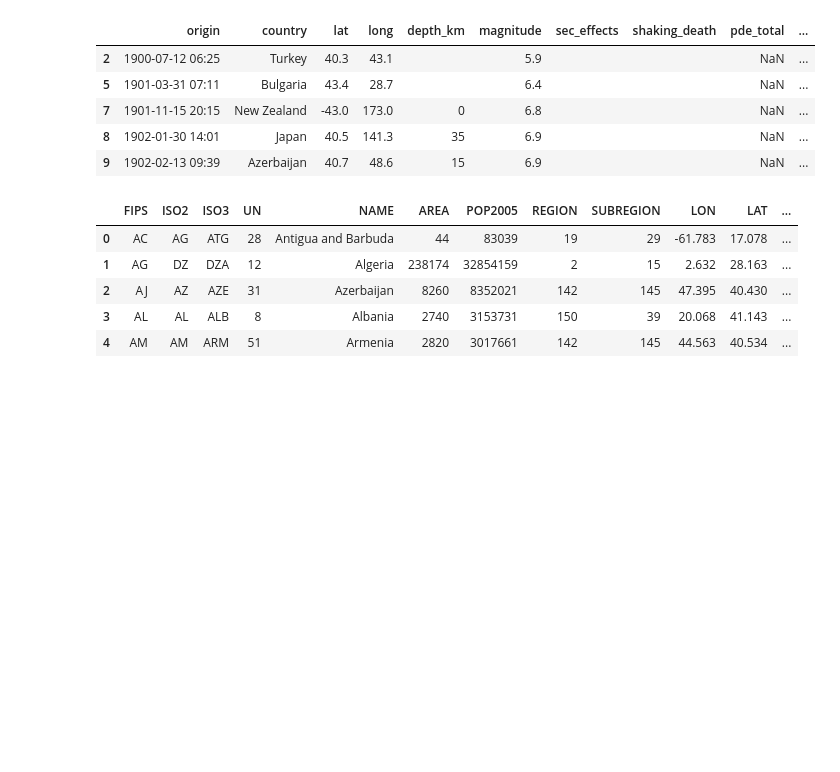
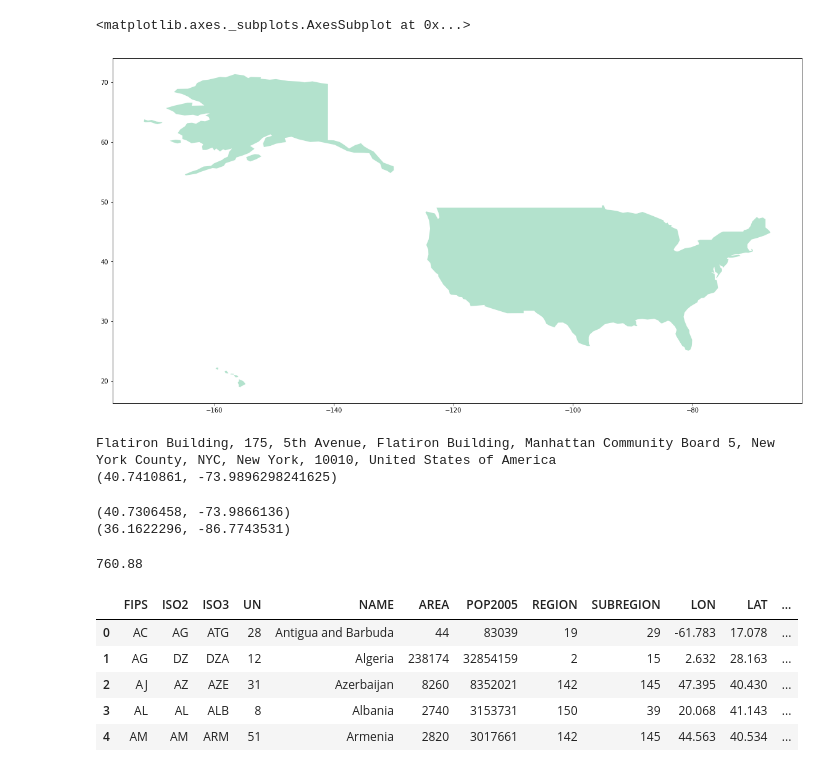
Before and after one commit to shrutijalewar/data-question-3-xtreme-united, a Jupyter notebook: Assigment3.ipynb, the cells around one changed output. Saved outputs shown, nothing was run; the diff lists cells and outputs as text; code cells hidden in the pictures; blank space fills up the shorter version.

```diff
--- a/Assigment3.ipynb
+++ b/Assigment3.ipynb
@@ -67,14 +67,8 @@ eq_df['magnitude'] = pd.to_numeric(eq_df['magnitude'], errors='coerce')
 #eq1.info()
 
 
-eq_df.head(5)
+
+#eq_df.head(5)
-# %% [output]
-|  | origin | country | lat | long | depth_km | magnitude | sec_effects | shaking_death | pde_total | ... |
-| 2 | 1900-07-12 06:25 | Turkey | 40.3 | 43.1 |  | 5.9 |  |  | NaN | ... |
-| 5 | 1901-03-31 07:11 | Bulgaria | 43.4 | 28.7 |  | 6.4 |  |  | NaN | ... |
-| 7 | 1901-11-15 20:15 | New Zealand | -43.0 | 173.0 | 0 | 6.8 |  |  | NaN | ... |
-| 8 | 1902-01-30 14:01 | Japan | 40.5 | 141.3 | 35 | 6.9 |  |  | NaN | ... |
-| 9 | 1902-02-13 09:39 | Azerbaijan | 40.7 | 48.6 | 15 | 6.9 |  |  | NaN | ... |
 # %%
 import geopandas as gpd
 import pandas as pd
@@ -89,6 +83,49 @@ import os
 from shapely.geometry import Point
 from geopandas import GeoDataFrame, read_file
 from geopandas.tools import overlay
+# %%
+world = gpd.read_file(gpd.datasets.get_path('naturalearth_lowres'))
+cities = gpd.read_file(gpd.datasets.get_path('naturalearth_cities'))
+
+country_name = 'United States'
+query_text = "name == " + "'" + str(country_name) + "'"
+usa = world.query(query_text)
+
+fig, ax = plt.subplots(figsize = (20, 20), subplot_kw = {'aspect':'equal'})
+usa.plot(column = 'name', legend = False, ax = ax, cmap = 'Pastel2')
+# usa.plot()
+# %% [output]
+<matplotlib.axes._subplots.AxesSubplot at 0x...>
+[figure, added]
+# %%
+from geopy.geocoders import Nominatim
+geolocator = Nominatim()
+location = geolocator.geocode("175 5th Avenue NYC")
+print(location.address)
+print((location.latitude, location.longitude))
+# %% [output]
+Flatiron Building, 175, 5th Avenue, Flatiron Building, Manhattan Community Board 5, New York County, NYC, New York, 10010, United States of America
+(40.7410861, -73.9896298241625)
+# %%
+from geopy.distance import vincenty
+from_adress = "New York"
+to_address = "Nashville"
+
+from_location = geolocator.geocode(from_adress)
+to_location = geolocator.geocode(to_address)
+
+print((from_location.latitude, from_location.longitude))
+print((to_location.latitude, to_location.longitude))
+#print(vincenty(from_location, to_location).miles)
+
+
+ny = (40.7306458, -73.9866136)
+nsh = (36.1622296, -86.7743531)
+round(vincenty(ny,nsh).miles,2)
+# %% [output]
+(40.7306458, -73.9866136)
+(36.1622296, -86.7743531)
+760.88
 # %%
 geometry = [Point(xy) for xy in zip(eq_df.long ,eq_df.lat)]
 crs = {'init': 'epsg:4326'}
```
Also changed, not shown: parts of 5 cells of this notebook.
